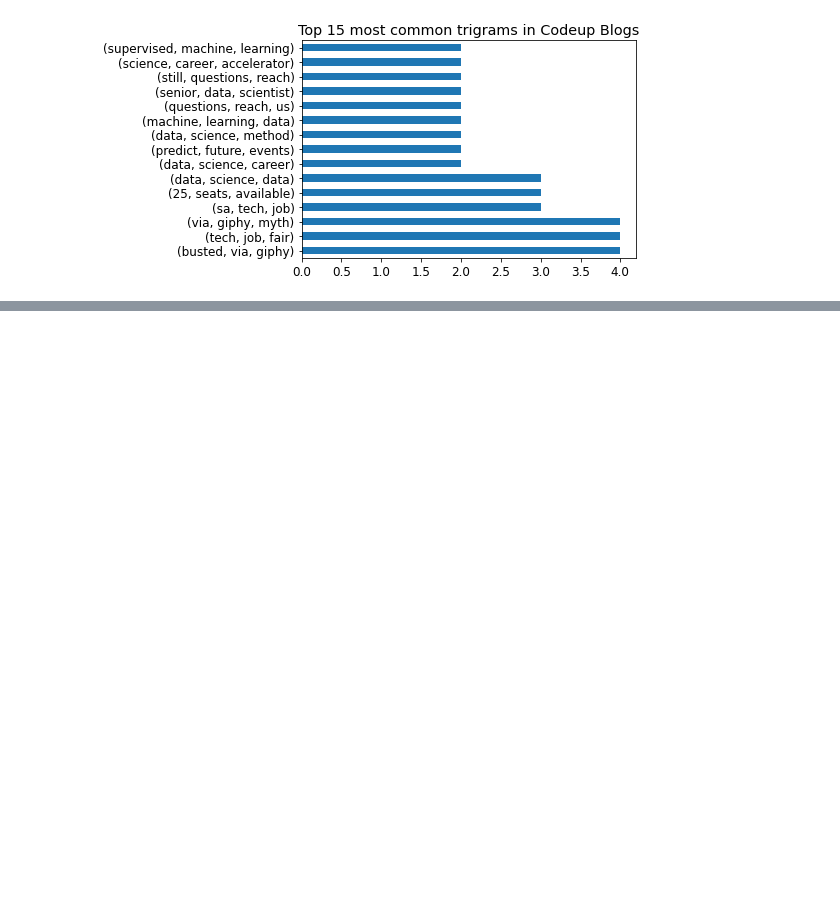
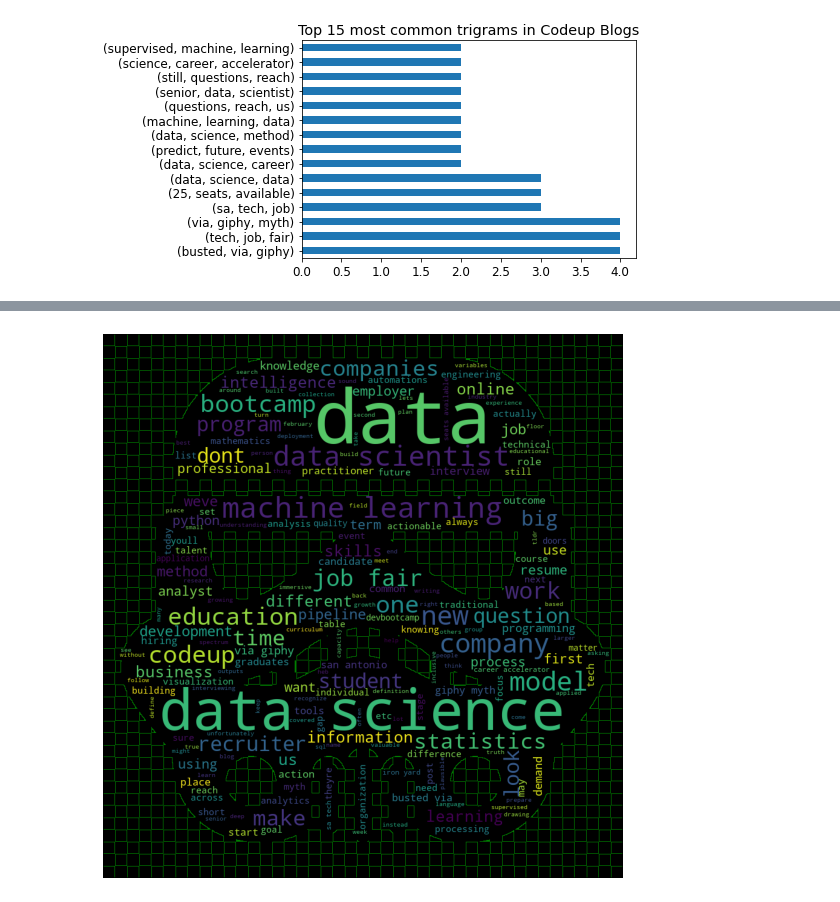
Before and after one commit to ForrestMccrosky/natural-language-processing-exercises, a Jupyter notebook: explore_NLP.ipynb, the cells around one changed output, grey strips where cells are left out. Saved outputs shown, nothing was run; the diff lists cells and outputs as text; code cells hidden in the pictures; blank space fills up the shorter version.

```diff
--- a/explore_NLP.ipynb
+++ b/explore_NLP.ipynb
@@ -621,0 +636,11 @@ None
+# %%
+plt.figure(figsize = (20,10))
+mask = np.array(Image.open('stormtrooper2.png'))
+img = WordCloud(background_color = 'black', width = 2000, contour_width = 1,
+                mask = mask, contour_color = 'green')
+img.generate(all_words)
+plt.imshow(img)
+plt.axis('off')
+plt.show()
+# %% [output]
+[figure, added]
```
Also changed, not shown: parts of 7 cells of this notebook.
